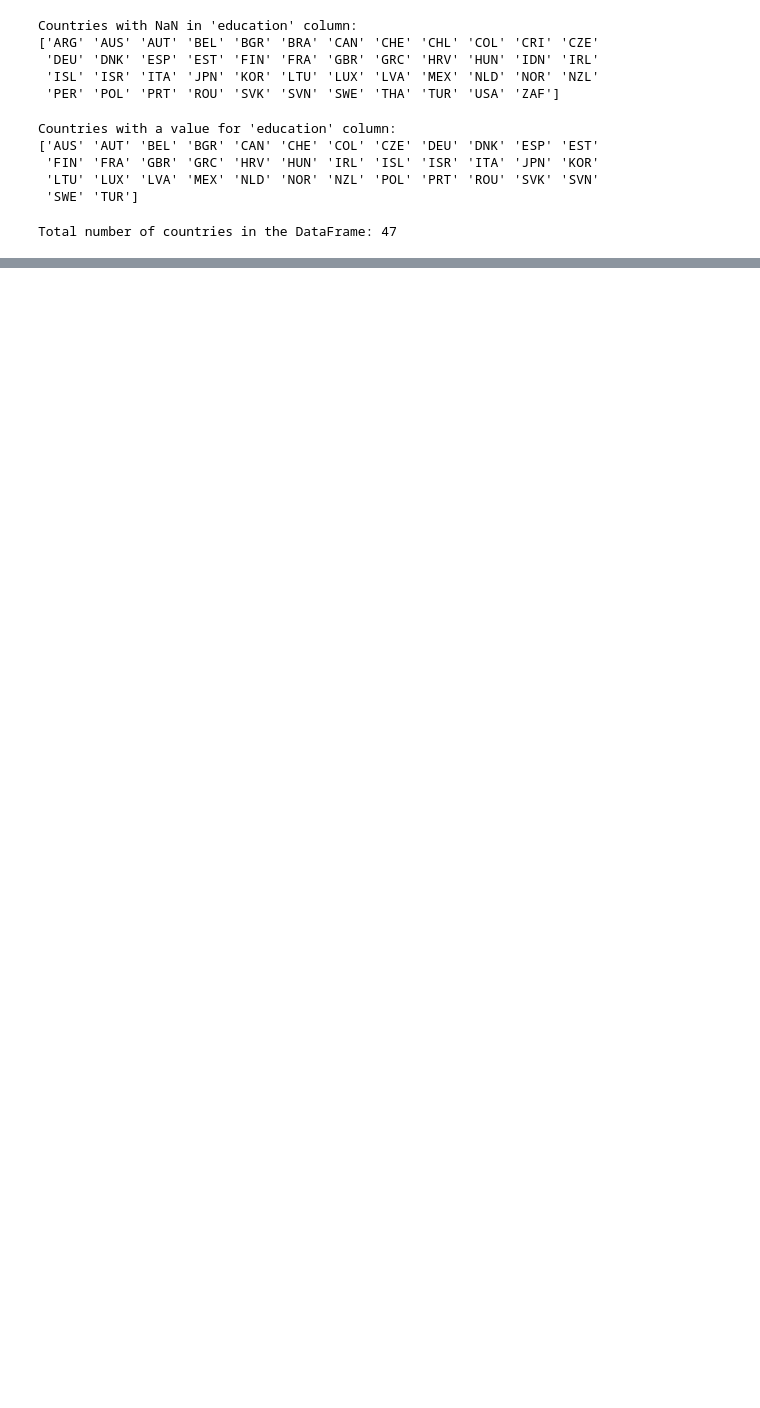
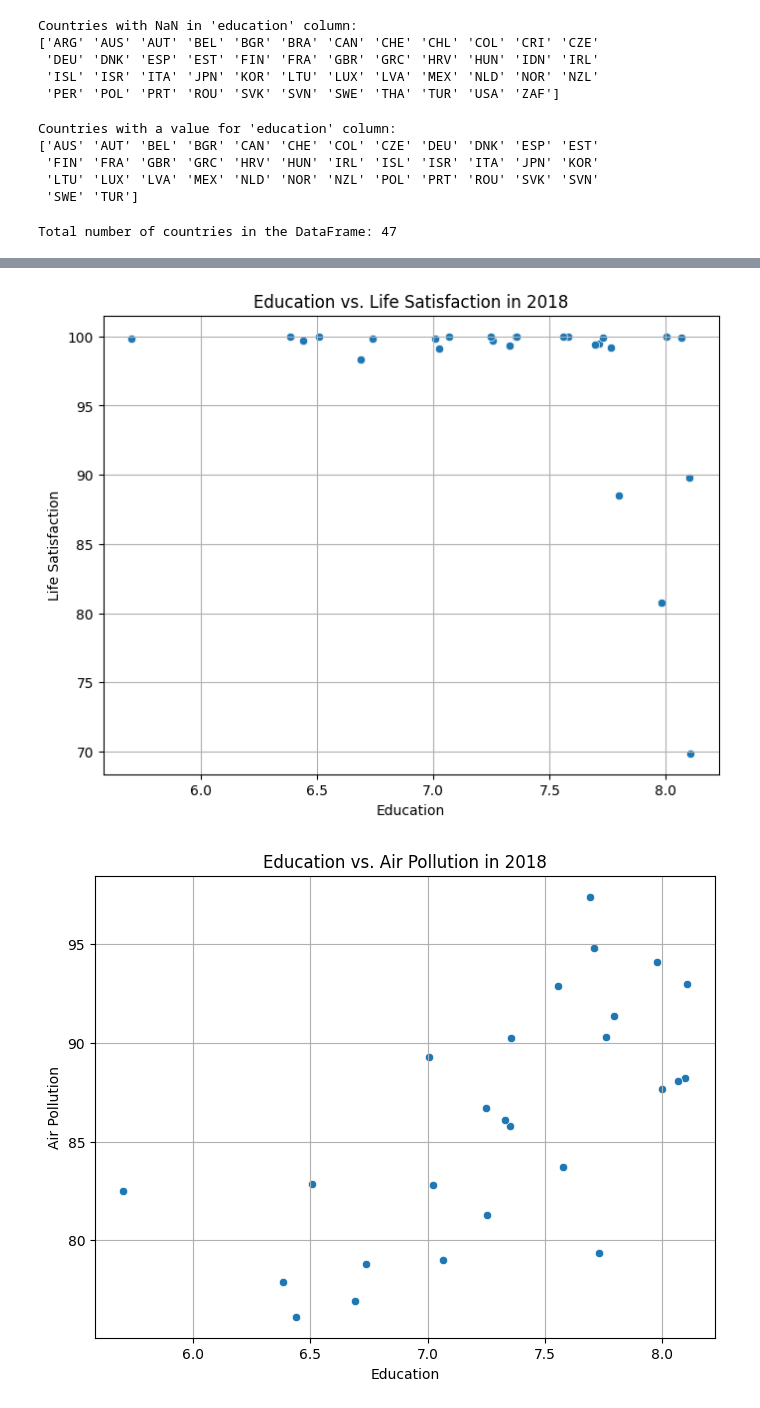
Before and after one commit to Jan12s/betterlifeindex, a Jupyter notebook: better_life_index_edu.ipynb, the cells around one changed output, grey strips where cells are left out. Saved outputs shown, nothing was run; the diff lists cells and outputs as text; code cells hidden in the pictures; blank space fills up the shorter version.

```diff
--- a/better_life_index_edu.ipynb
+++ b/better_life_index_edu.ipynb
@@ -404,0 +385,2 @@ Fully filled rows:
+# %%
+BLIE = BLIE.dropna()
@@ -404,0 +402,3 @@ Fully filled rows:
+# %%
+BLIE = BLIE[BLIE['year'] == 2018]
+display(BLIE.head(50))
@@ -404,0 +423,24 @@ Fully filled rows:
+# %%
+import matplotlib.pyplot as plt
+import seaborn as sns
+
+# Plot 1: Education vs Life Satisfaction
+plt.figure(figsize=(8, 6))
+sns.scatterplot(data=BLIE, x='education', y='life_satisfaction')
+plt.title('Education vs. Life Satisfaction in 2018')
+plt.xlabel('Education')
+plt.ylabel('Life Satisfaction')
+plt.grid(True)
+plt.show()
+
+# Plot 2: Education vs Air Pollution
+plt.figure(figsize=(8, 6))
+sns.scatterplot(data=BLIE, x='education', y='air_pollution')
+plt.title('Education vs. Air Pollution in 2018')
+plt.xlabel('Education')
+plt.ylabel('Air Pollution')
+plt.grid(True)
+plt.show()
+# %% [output]
+[figure, added]
+[figure, added]
```
Also changed, not shown: parts of 15 cells of this notebook.
